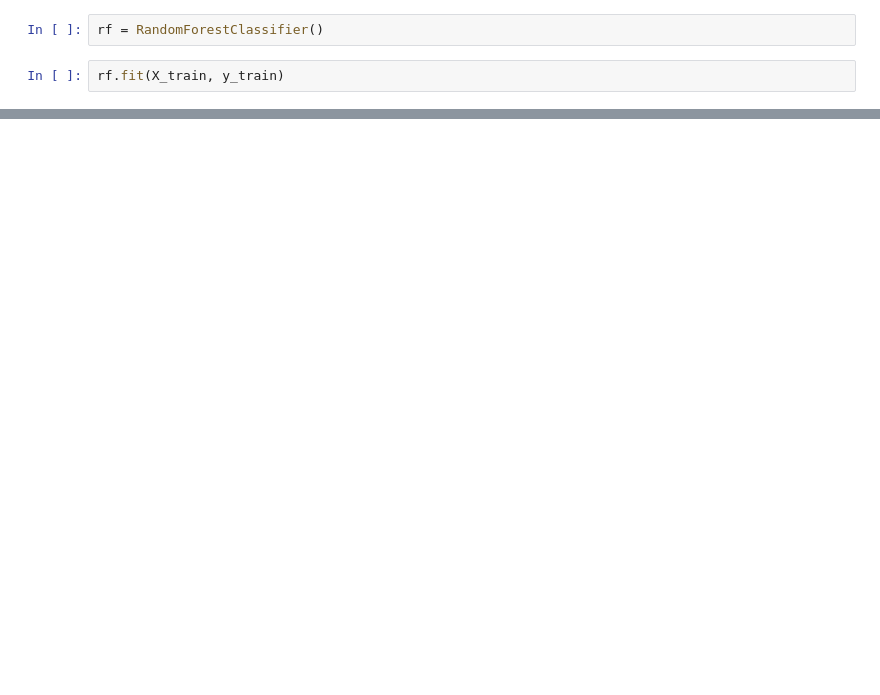
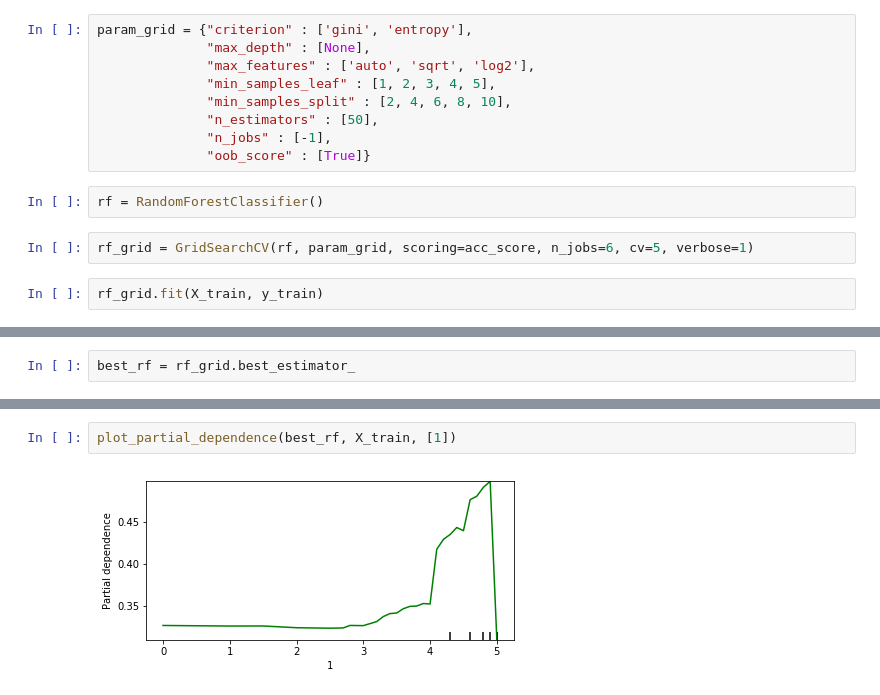
Before and after one commit to shillis17/ride_share_churn_predictions, a Jupyter notebook: notebooks/nicks_notebook.ipynb, the cells around one changed output, grey strips where cells are left out. Saved outputs shown, nothing was run; the diff lists cells and outputs as text; blank space fills up the shorter version.

```diff
--- a/notebooks/nicks_notebook.ipynb
+++ b/notebooks/nicks_notebook.ipynb
@@ -57,5 +74,16 @@ X_train, X_test, y_train, y_test = train_test_split(X, y)
+# %%
+param_grid = {"criterion" : ['gini', 'entropy'],
+              "max_depth" : [None],
+              "max_features" : ['auto', 'sqrt', 'log2'],
+              "min_samples_leaf" : [1, 2, 3, 4, 5],
+              "min_samples_split" : [2, 4, 6, 8, 10],
+              "n_estimators" : [50],
+              "n_jobs" : [-1],
+              "oob_score" : [True]}
 # %%
 rf = RandomForestClassifier()
+# %%
+rf_grid = GridSearchCV(rf, param_grid, scoring=acc_score, n_jobs=6, cv=5, verbose=1)
 # %%
-rf.fit(X_train, y_train)
+rf_grid.fit(X_train, y_train)
 # %% [output]
@@ -81,0 +128,2 @@ param_grid = {class_weight : None,
+# %%
+best_rf = rf_grid.best_estimator_
@@ -82,2 +172,6 @@ param_grid = {class_weight : None,
+# %%
+plot_partial_dependence(best_rf, X_train, [1])
+# %% [output]
+[figure, added]
 # %%
 # %% [output]
```
Also changed, not shown: parts of 26 cells of this notebook, 1 other file.
